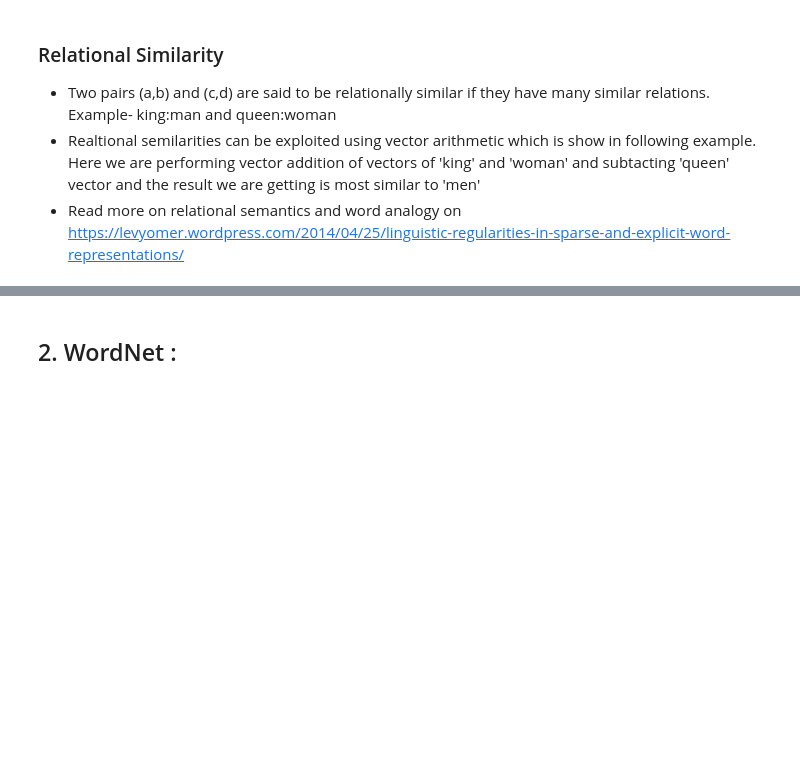
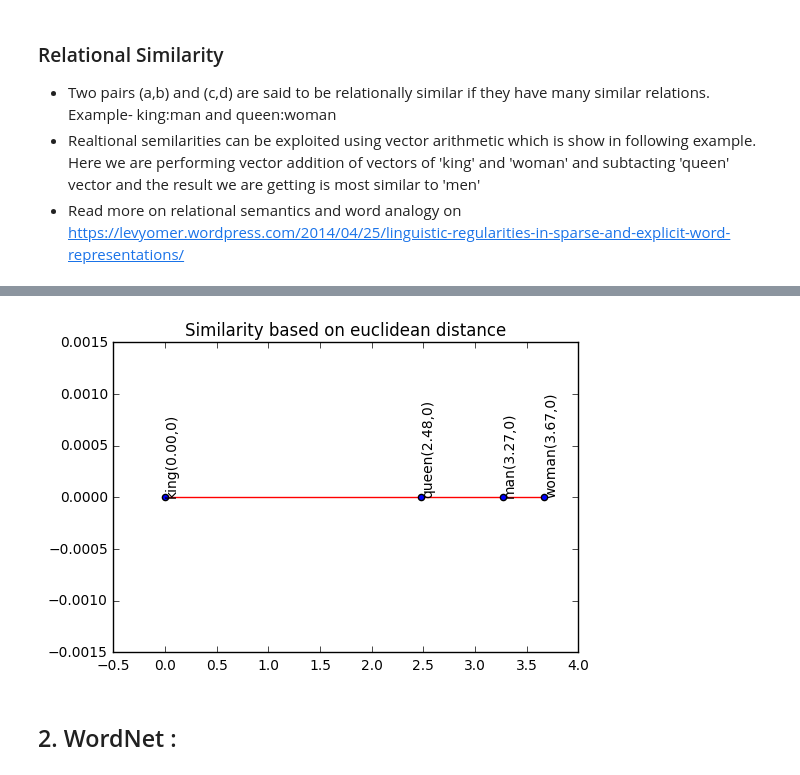
Before and after one commit to bhargav-patel/NotebooksNLP, a Jupyter notebook: notebook2.ipynb, the cells around one changed output, grey strips where cells are left out. Saved outputs shown, nothing was run; the diff lists cells and outputs as text; code cells hidden in the pictures; blank space fills up the shorter version.

Commit message:
euclidean graph added

```diff
--- a/notebook2.ipynb
+++ b/notebook2.ipynb
@@ -58,7 +58,7 @@ $$
 from scipy import spatial
 import numpy as np
 dictionary = dict()
-with open("extracted_vectors.txt","r") as f: #sentences is the data set we have used
+with open("data/extracted_vectors.txt","r") as f: #sentences is the data set we have used
     for line in f:
         temp = line.strip("\n").split(",")
         vector = temp[1].split(";")
@@ -71,6 +71,7 @@ woman = dictionary['woman']
 
 #simiarity between (vector(king)-vector(man)) and (vector(queen)-vector(woman))
 similarity = 1 - spatial.distance.cosine(king-man,queen-woman)
+print 'Similarity: '
 print similarity
 
 #similarly you can provide---
@@ -81,3 +86,31 @@ print similarity
+# %%
+#Graph plot using matplotlib
+import matplotlib.pyplot as plt
+import numpy as np
+fig = plt.figure()
+plt.title('Similarity based on euclidean distance')
+ax = fig.add_subplot(111)
+x = []
+y = []
+z = []
+y = [0,0,0,0]
+z.append(['king','%.2f'%spatial.distance.euclidean(king,king)])
+z.append(['queen','%.2f'%spatial.distance.euclidean(king,queen)])
+z.append(['man','%.2f'%spatial.distance.euclidean(king,man)])
+z.append(['woman','%.2f'%spatial.distance.euclidean(king,woman)])
+
+z.sort(key=lambda x: x[1])
+x = [i[1] for i in z]
+myvec = np.array([x,y])
+plt.plot(myvec[0,],myvec[1,],'r',zorder=1)
+plt.scatter(x,y,zorder=2)
+i = 0
+for xy in zip(x, y):
+    ax.annotate(z[i][0]+'(%s,%s)' % xy, xy=xy, textcoords='data',rotation=90,va='bottom')
+    i = i+1
+plt.show()
+# %% [output]
+[figure, added]
 # %% [markdown]
 <h2>2. WordNet :</h2>
 # %% [markdown]
```
Also changed, not shown: parts of 3 cells of this notebook.
